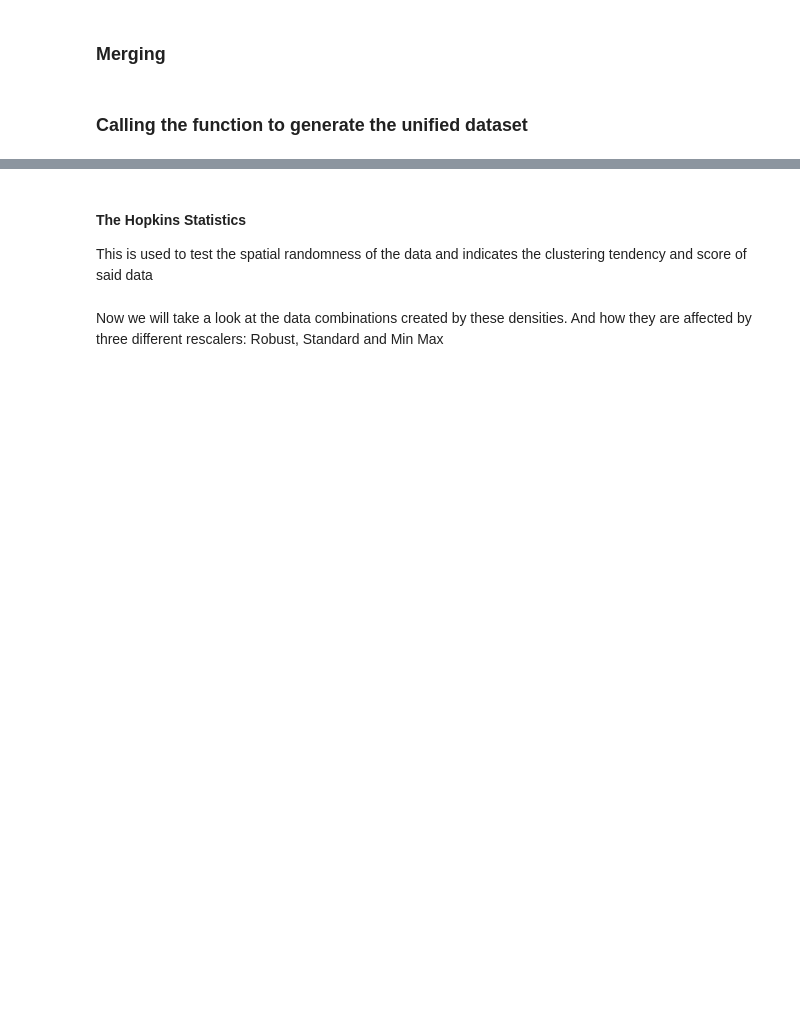
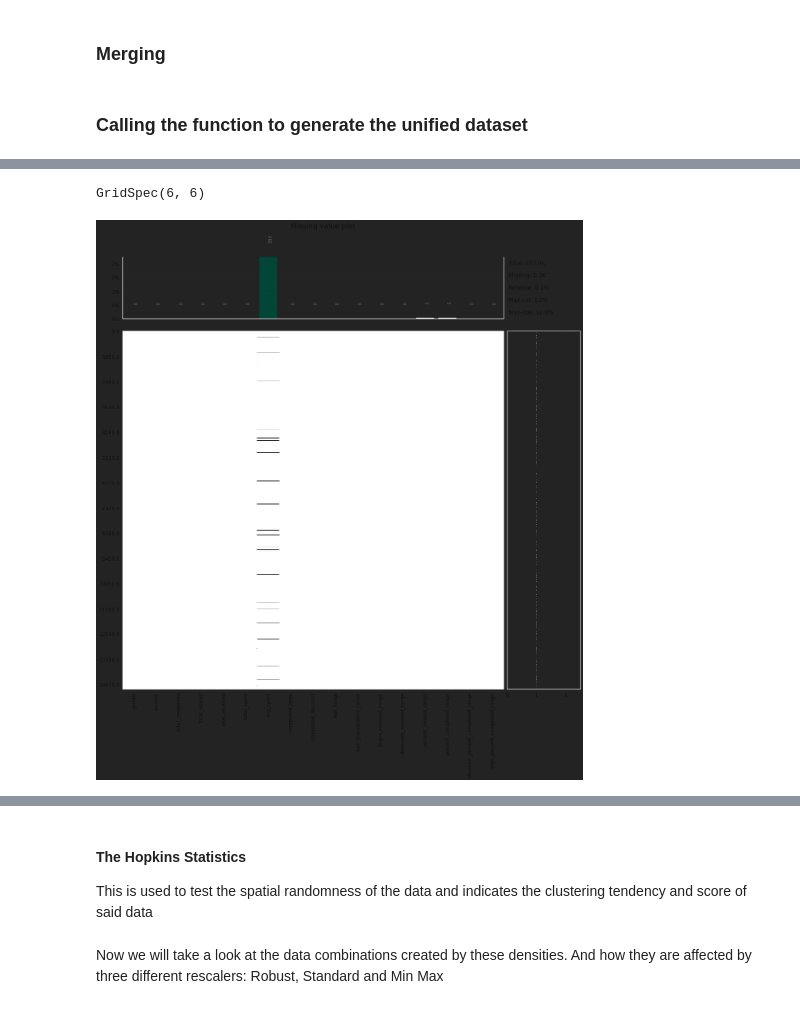
Before and after one commit to AndrewKalil/Udacity-ML, a Jupyter notebook: Starbucks_ML.ipynb, the cells around one changed output, grey strips where cells are left out. Cells and saved outputs as stored; diff of their text form; code cells hidden in the pictures; blank space fills up the shorter version.

```diff
--- a/Starbucks_ML.ipynb
+++ b/Starbucks_ML.ipynb
@@ -892,0 +576,7 @@ We can see from the previous cell the skewity of some of these data features. Bu
+# %%
+# Loop through the customer base and collect data from other datasets
+user_ids = cleaned_profile['user_id'].to_list()
+# unified_dataset = unify_dataset(user_ids, portfolio, cleaned_portfolio, cleaned_profile, transcript_dataset_offer, transcript_dataset_amount)
+unified_dataset = pd.read_csv('drive/MyDrive/Udacity/unified_dataset.csv')
+unified_dataset.drop(columns=["Unnamed: 0", 'user_id'], inplace=True)
+unified_dataset
@@ -892,0 +652,18 @@ We can see from the previous cell the skewity of some of these data features. Bu
+# %%
+# Categorizing completed discounts percents
+unified_dataset['discount_percent_completed2'] = round(unified_dataset['discount_percent_completed'] * 100, 2)
+unified_dataset.drop(columns='discount_percent_completed', inplace=True)
+discount_percent_completed_range_labels = ['0-9', '10-19', '20-29', '30-39', '40-49', '50-59', '60-69', '70-79', '80-89', '90-100']
+discount_percent_completed_range_bins = [0, 10, 20, 30, 40, 50, 60, 70, 80, 90, 110]
+unified_dataset['discount_percent_completed_range'] = pd.cut(unified_dataset['discount_percent_completed2'], bins = discount_percent_completed_range_bins, labels = discount_percent_completed_range_labels, right = False)
+unified_dataset.drop('discount_percent_completed2', axis= 1, inplace=True)
+
+# Categorizing completed bogos percents
+unified_dataset['bogo_percent_completed2'] = round(unified_dataset['bogo_percent_completed'] * 100, 2)
+unified_dataset.drop(columns='bogo_percent_completed', inplace=True)
+bogo_percent_completed_range_labels = ['0-9', '10-19', '20-29', '30-39', '40-49', '50-59', '60-69', '70-79', '80-89', '90-100']
+bogo_percent_completed_range_bins = [0, 10, 20, 30, 40, 50, 60, 70, 80, 90, 110]
+unified_dataset['bogo_percent_completed_range'] = pd.cut(unified_dataset['bogo_percent_completed2'], bins = bogo_percent_completed_range_bins, labels = bogo_percent_completed_range_labels, right = False)
+unified_dataset.drop('bogo_percent_completed2', axis= 1, inplace=True)
+
+unified_dataset
@@ -892,0 +707,5 @@ We can see from the previous cell the skewity of some of these data features. Bu
+# %%
+klib.missingval_plot(unified_dataset)
+# %% [output]
+GridSpec(6, 6)
+[figure, added]
```
Also changed, not shown: parts of 85 cells of this notebook.
